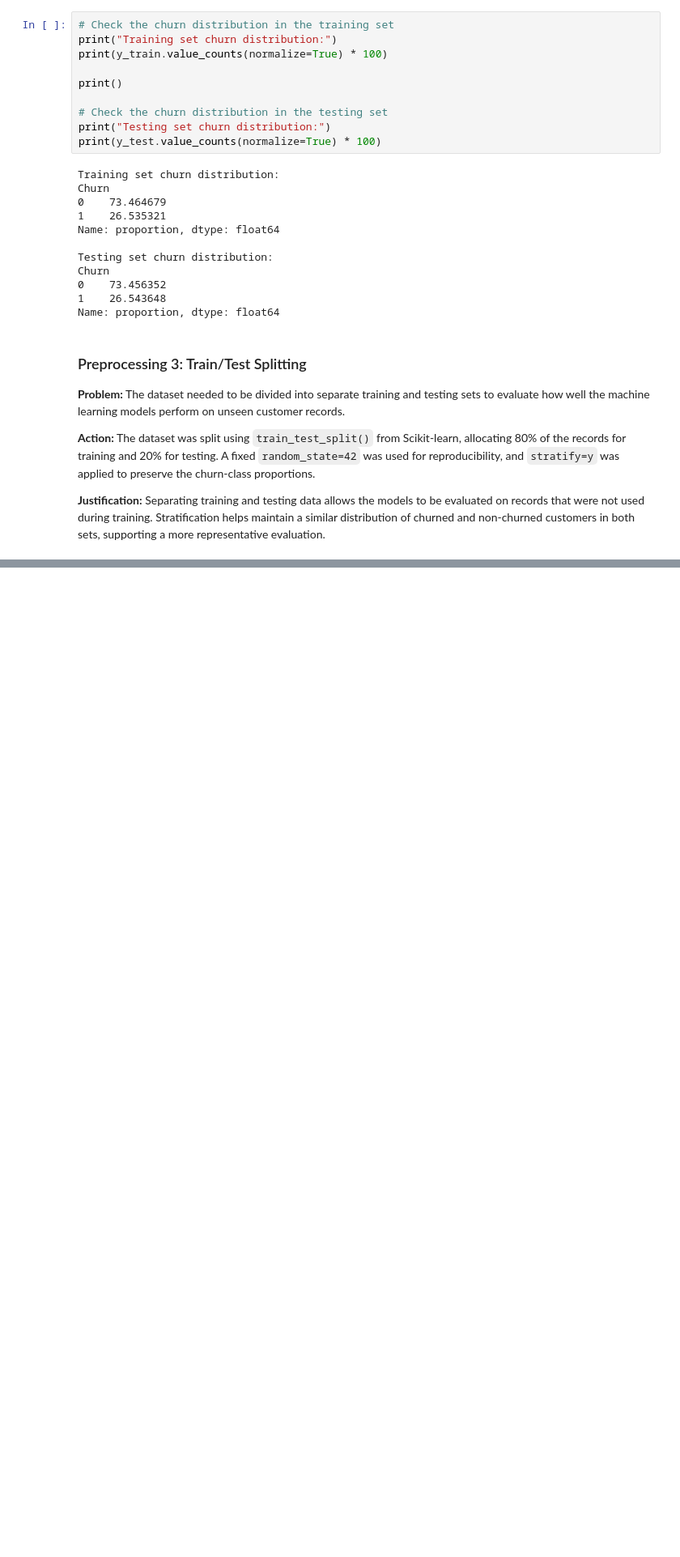
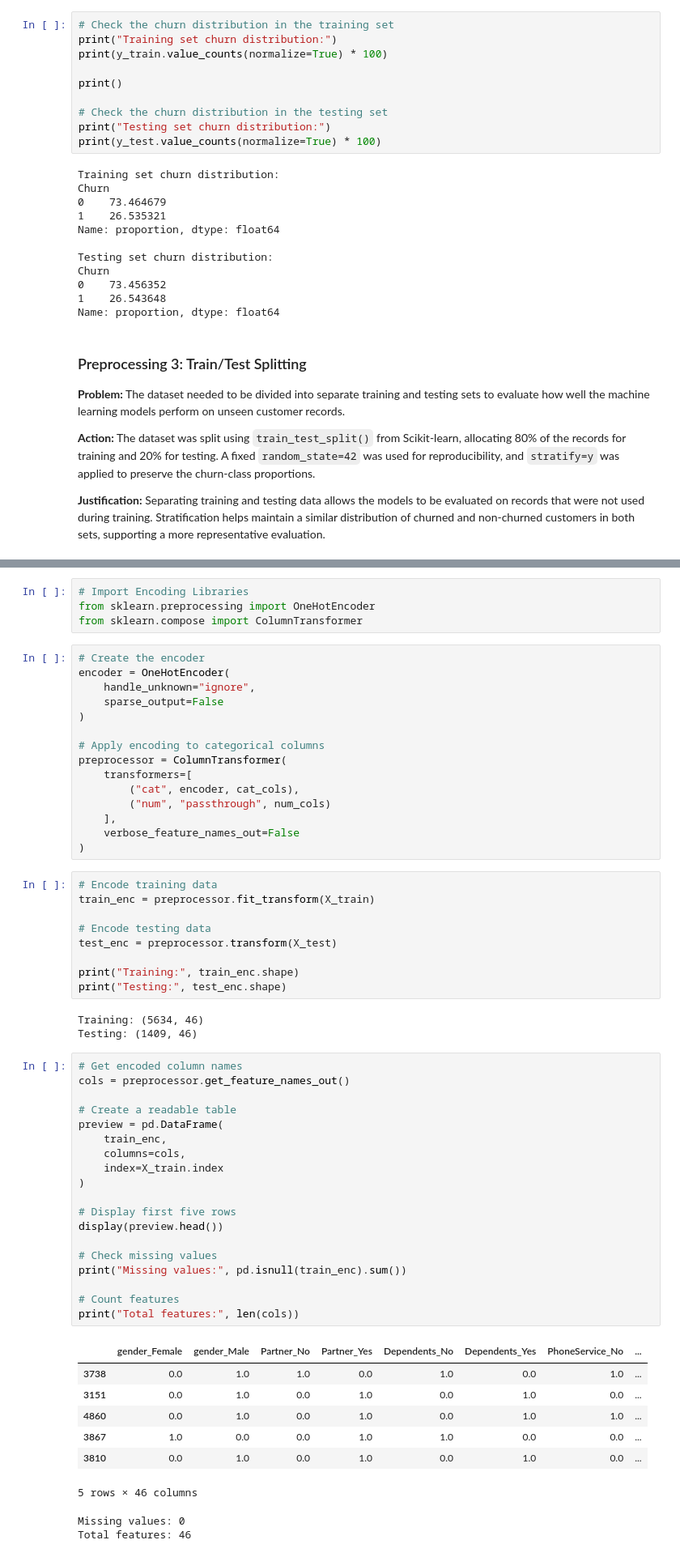
Before and after one commit to Tharul-Fernando/CM2604-Telco-Customer-Churn, a Jupyter notebook: 02_Data_Preprocessing.ipynb, the cells around one changed output, grey strips where cells are left out. Shown at 81% size. Drawn from its saved outputs; the diff is of its cells as text; blank space fills up the shorter version.

Commit message:
Created using Colab: Implement categorical feature encoding

```diff
--- a/02_Data_Preprocessing.ipynb
+++ b/02_Data_Preprocessing.ipynb
@@ -194,0 +218,60 @@ Name: proportion, dtype: float64
+# %%
+# Import Encoding Libraries
+from sklearn.preprocessing import OneHotEncoder
+from sklearn.compose import ColumnTransformer
+# %%
+# Create the encoder
+encoder = OneHotEncoder(
+    handle_unknown="ignore",
+    sparse_output=False
+)
+
+# Apply encoding to categorical columns
+preprocessor = ColumnTransformer(
+    transformers=[
+        ("cat", encoder, cat_cols),
+        ("num", "passthrough", num_cols)
+    ],
+    verbose_feature_names_out=False
+)
+# %%
+# Encode training data
+train_enc = preprocessor.fit_transform(X_train)
+
+# Encode testing data
+test_enc = preprocessor.transform(X_test)
+
+print("Training:", train_enc.shape)
+print("Testing:", test_enc.shape)
+# %% [output]
+Training: (5634, 46)
+Testing: (1409, 46)
+# %%
+# Get encoded column names
+cols = preprocessor.get_feature_names_out()
+
+# Create a readable table
+preview = pd.DataFrame(
+    train_enc,
+    columns=cols,
+    index=X_train.index
+)
+
+# Display first five rows
+display(preview.head())
+
+# Check missing values
+print("Missing values:", pd.isnull(train_enc).sum())
+
+# Count features
+print("Total features:", len(cols))
+# %% [output]
+|  | gender_Female | gender_Male | Partner_No | Partner_Yes | Dependents_No | Dependents_Yes | PhoneService_No | ... |
+| 3738 | 0.0 | 1.0 | 1.0 | 0.0 | 1.0 | 0.0 | 1.0 | ... |
+| 3151 | 0.0 | 1.0 | 0.0 | 1.0 | 0.0 | 1.0 | 0.0 | ... |
+| 4860 | 0.0 | 1.0 | 0.0 | 1.0 | 0.0 | 1.0 | 1.0 | ... |
+| 3867 | 1.0 | 0.0 | 0.0 | 1.0 | 1.0 | 0.0 | 0.0 | ... |
+| 3810 | 0.0 | 1.0 | 0.0 | 1.0 | 0.0 | 1.0 | 0.0 | ... |
+5 rows × 46 columns
+Missing values: 0
+Total features: 46
```
Also changed, not shown: parts of 2 cells of this notebook.
